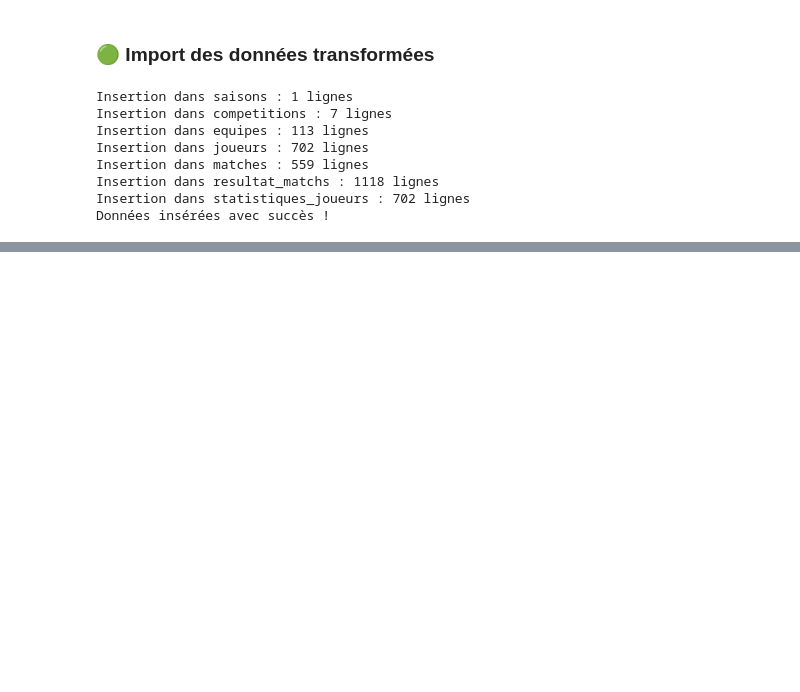
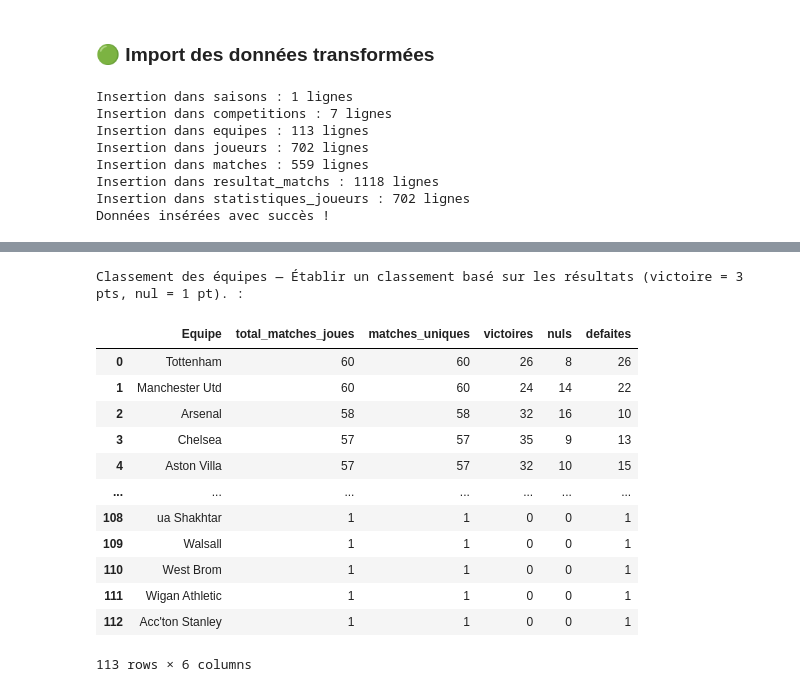
Before and after one commit to bouchramilo/FootData_Analytics_Modeling, a Jupyter notebook: notebooks/insert_in_db.ipynb, the cells around one changed output, grey strips where cells are left out. Saved outputs shown, nothing was run; the diff lists cells and outputs as text; code cells hidden in the pictures; blank space fills up the shorter version.

```diff
--- a/notebooks/insert_in_db.ipynb
+++ b/notebooks/insert_in_db.ipynb
@@ -253,0 +828,42 @@ Données insérées avec succès !
+# %%
+query_q10 = (
+    select(
+        Equipe.c.equipe.label("Equipe"),
+        func.count(Resultat_Match.c.id).label('total_matches_joues'),
+        func.count(func.distinct(Resultat_Match.c.matche_id)).label('matches_uniques'),
+        func.sum(case((Resultat_Match.c.resultat == 'Victoire', 1), else_=0)).label('victoires'),
+        func.sum(case((Resultat_Match.c.resultat == 'Nul', 1), else_=0)).label('nuls'),
+        func.sum(case((Resultat_Match.c.resultat == 'Défaite', 1), else_=0)).label('defaites')
+    )
+    .select_from(
+        Resultat_Match
+        .join(Equipe, Resultat_Match.c.equipe_id == Equipe.c.id))
+    .group_by(Equipe.c.equipe)
+    .order_by(desc('total_matches_joues'), desc('victoires'))
+)
+# %%
+print(f"Classement des équipes — Établir un classement basé sur les résultats (victoire = 3 pts, nul = 1 pt). :")
+
+with engine.connect() as conn:
+    results = conn.execute(query_q10).fetchall()
+    # for row in results:
+    #     print(row)
+
+    res_q10 = pd.DataFrame(results, columns=["Equipe", "total_matches_joues", "matches_uniques", "victoires", "nuls", "defaites"])
+
+res_q10
+# %% [output]
+Classement des équipes — Établir un classement basé sur les résultats (victoire = 3 pts, nul = 1 pt). :
+|  | Equipe | total_matches_joues | matches_uniques | victoires | nuls | defaites |
+| 0 | Tottenham | 60 | 60 | 26 | 8 | 26 |
+| 1 | Manchester Utd | 60 | 60 | 24 | 14 | 22 |
+| 2 | Arsenal | 58 | 58 | 32 | 16 | 10 |
+| 3 | Chelsea | 57 | 57 | 35 | 9 | 13 |
+| 4 | Aston Villa | 57 | 57 | 32 | 10 | 15 |
+| ... | ... | ... | ... | ... | ... | ... |
+| 108 | ua Shakhtar | 1 | 1 | 0 | 0 | 1 |
+| 109 | Walsall | 1 | 1 | 0 | 0 | 1 |
+| 110 | West Brom | 1 | 1 | 0 | 0 | 1 |
+| 111 | Wigan Athletic | 1 | 1 | 0 | 0 | 1 |
+| 112 | Acc'ton Stanley | 1 | 1 | 0 | 0 | 1 |
+113 rows × 6 columns
```
Also changed, not shown: parts of 33 cells of this notebook.
